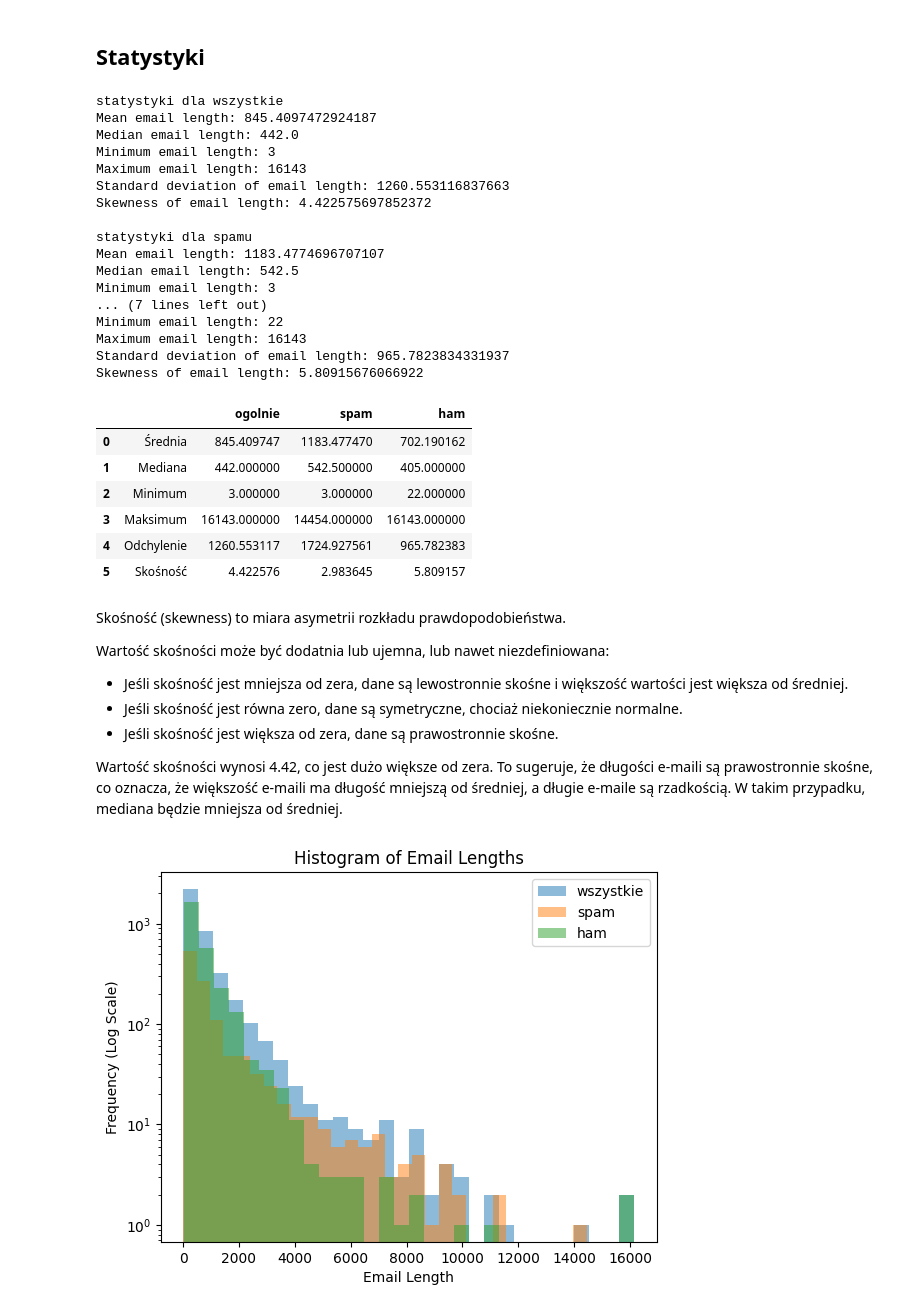
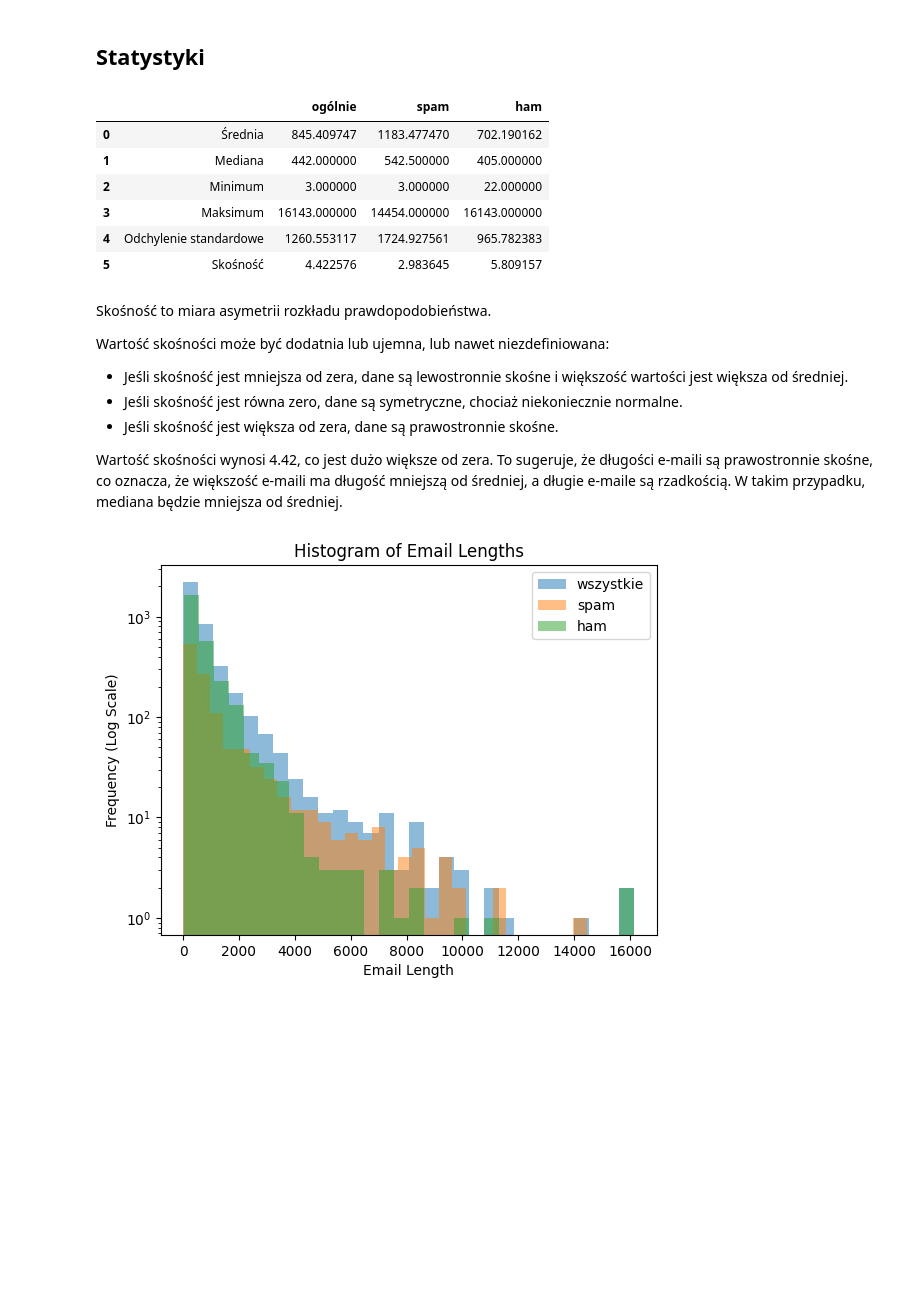
Before and after one commit to patrykzawadzkisggw/mad2, a Jupyter notebook: przyklad.ipynb, the cells around one changed output. Saved outputs shown, nothing was run; the diff lists cells and outputs as text; code cells hidden in the pictures; blank space fills up the shorter version.

```diff
--- a/przyklad.ipynb
+++ b/przyklad.ipynb
@@ -170,63 +160,42 @@ Warto zauważyć, że techniki takie jak chmury wyrazów są powszechne w proble
 # %%
 from scipy.stats import skew
 import numpy as np
+import pandas as pd
 # Calculate the length of each email
 
 def statystyki(zm,nazwa):
     email_lengths = [len(email) for email in zm]
-
-    print(f"statystyki dla {nazwa}")
-    print("Mean email length:", e1:=np.mean(email_lengths))
-    print("Median email length:", e2:=np.median(email_lengths))
-    print("Minimum email length:", e3:=np.min(email_lengths))
-    print("Maximum email length:", e4:=np.max(email_lengths))
-    print("Standard deviation of email length:", e5:=np.std(email_lengths))
-    print("Skewness of email length:", e6:=skew(email_lengths))
-    print()
+    e1=np.mean(email_lengths)
+    e2=np.median(email_lengths)
+    e3=np.min(email_lengths)
+    e4=np.max(email_lengths)
+    e5=np.std(email_lengths)
+    e6=skew(email_lengths)
     return email_lengths,[e1,e2,e3,e4,e5,e6]
 
-eml,emv=statystyki(train_data,"wszystkie")
+eml,emv=statystyki(train_data,"wszystkich")
 spl,spv=statystyki(spam_train_data,"spamu")
-hml,hmv=statystyki(ham_train_data,"hamskich wiadomości")
-
-import pandas as pd
+hml,hmv=statystyki(ham_train_data,"hamu")
 
 # Przykładowe dane
 data = {
-'':['Średnia','Mediana','Minimum','Maksimum','Odchylenie','Skośność'],
-'ogolnie':emv,
+'':['Średnia','Mediana','Minimum','Maksimum','Odchylenie standardowe','Skośność'],
+'ogólnie':emv,
 'spam':spv,
 'ham':hmv,
 }
 df = pd.DataFrame(data)
 display(df)
 # %% [output]
-statystyki dla wszystkie
-Mean email length: 845.4097472924187
-Median email length: 442.0
-Minimum email length: 3
-Maximum email length: 16143
-Standard deviation of email length: 1260.553116837663
-Skewness of email length: 4.422575697852372
-
-statystyki dla spamu
-Mean email length: 1183.4774696707107
-Median email length: 542.5
-Minimum email length: 3
-... (7 lines left out)
-Minimum email length: 22
-Maximum email length: 16143
-Standard deviation of email length: 965.7823834331937
-Skewness of email length: 5.80915676066922
-|  |  | ogolnie | spam | ham |
+|  |  | ogólnie | spam | ham |
 | 0 | Średnia | 845.409747 | 1183.477470 | 702.190162 |
 | 1 | Mediana | 442.000000 | 542.500000 | 405.000000 |
 | 2 | Minimum | 3.000000 | 3.000000 | 22.000000 |
 | 3 | Maksimum | 16143.000000 | 14454.000000 | 16143.000000 |
-| 4 | Odchylenie | 1260.553117 | 1724.927561 | 965.782383 |
+| 4 | Odchylenie standardowe | 1260.553117 | 1724.927561 | 965.782383 |
 | 5 | Skośność | 4.422576 | 2.983645 | 5.809157 |
 # %% [markdown]
-Skośność (skewness) to miara asymetrii rozkładu prawdopodobieństwa.
+Skośność to miara asymetrii rozkładu prawdopodobieństwa.
 
 Wartość skośności może być dodatnia lub ujemna, lub nawet niezdefiniowana:
 
```
Also changed, not shown: parts of 6 cells of this notebook.
